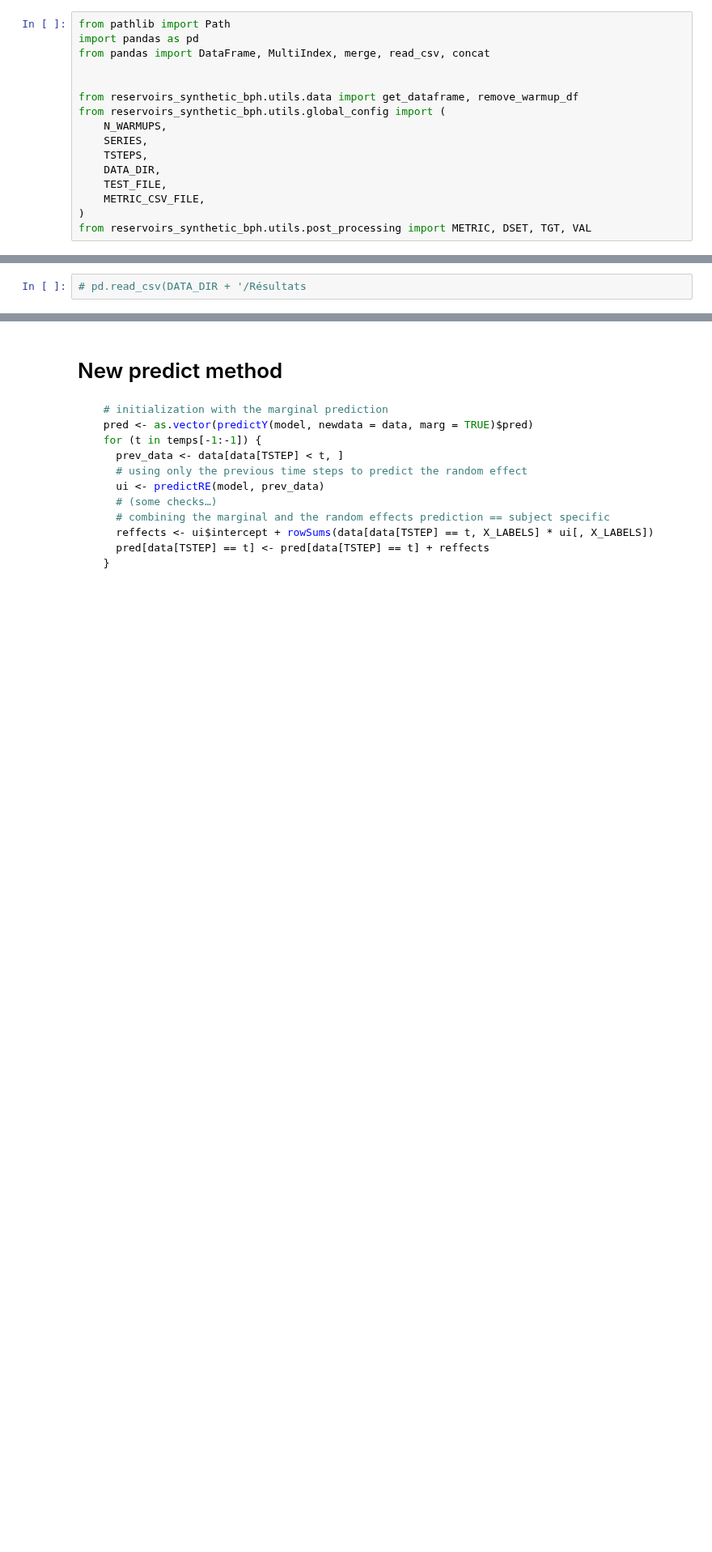
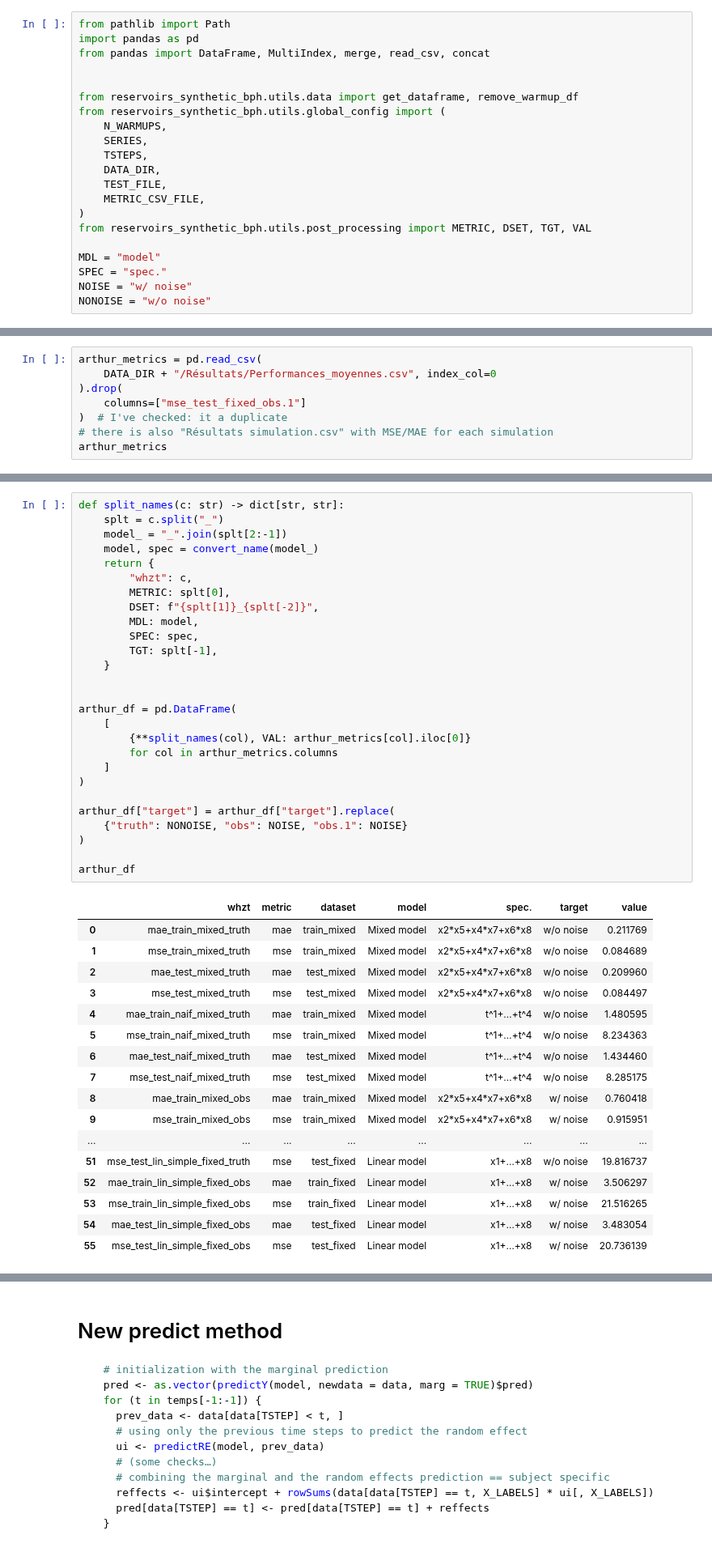
Before and after one commit to FrankwaP/subSISTM, a Jupyter notebook: models/prediction_errors.ipynb, the cells around one changed output, grey strips where cells are left out. Shown at 81% size. Saved outputs shown, nothing was run; the diff lists cells and outputs as text; blank space fills up the shorter version.

Commit message:
better import of the results of Arthur

```diff
--- a/models/prediction_errors.ipynb
+++ b/models/prediction_errors.ipynb
@@ -14,3 +14,8 @@ from reservoirs_synthetic_bph.utils.global_config import (
     METRIC_CSV_FILE,
 )
 from reservoirs_synthetic_bph.utils.post_processing import METRIC, DSET, TGT, VAL
+
+MDL = "model"
+SPEC = "spec."
+NOISE = "w/ noise"
+NONOISE = "w/o noise"
@@ -42,2 +82,8 @@ names_conversions = [
 # %%
-# pd.read_csv(DATA_DIR + '/Résultats
+arthur_metrics = pd.read_csv(
+    DATA_DIR + "/Résultats/Performances_moyennes.csv", index_col=0
+).drop(
+    columns=["mse_test_fixed_obs.1"]
+)  # I've checked: it a duplicate
+# there is also "Résultats simulation.csv" with MSE/MAE for each simulation
+arthur_metrics
@@ -108,0 +94,45 @@ pd_results
+# %%
+def split_names(c: str) -> dict[str, str]:
+    splt = c.split("_")
+    model_ = "_".join(splt[2:-1])
+    model, spec = convert_name(model_)
+    return {
+        "whzt": c,
+        METRIC: splt[0],
+        DSET: f"{splt[1]}_{splt[-2]}",
+        MDL: model,
+        SPEC: spec,
+        TGT: splt[-1],
+    }
+
+
+arthur_df = pd.DataFrame(
+    [
+        {**split_names(col), VAL: arthur_metrics[col].iloc[0]}
+        for col in arthur_metrics.columns
+    ]
+)
+
+arthur_df["target"] = arthur_df["target"].replace(
+    {"truth": NONOISE, "obs": NOISE, "obs.1": NOISE}
+)
+
+arthur_df
+# %% [output]
+|  | whzt | metric | dataset | model | spec. | target | value |
+| 0 | mae_train_mixed_truth | mae | train_mixed | Mixed model | x2*x5+x4*x7+x6*x8 | w/o noise | 0.211769 |
+| 1 | mse_train_mixed_truth | mse | train_mixed | Mixed model | x2*x5+x4*x7+x6*x8 | w/o noise | 0.084689 |
+| 2 | mae_test_mixed_truth | mae | test_mixed | Mixed model | x2*x5+x4*x7+x6*x8 | w/o noise | 0.209960 |
+| 3 | mse_test_mixed_truth | mse | test_mixed | Mixed model | x2*x5+x4*x7+x6*x8 | w/o noise | 0.084497 |
+| 4 | mae_train_naif_mixed_truth | mae | train_mixed | Mixed model | t^1+…+t^4 | w/o noise | 1.480595 |
+| 5 | mse_train_naif_mixed_truth | mse | train_mixed | Mixed model | t^1+…+t^4 | w/o noise | 8.234363 |
+| 6 | mae_test_naif_mixed_truth | mae | test_mixed | Mixed model | t^1+…+t^4 | w/o noise | 1.434460 |
+| 7 | mse_test_naif_mixed_truth | mse | test_mixed | Mixed model | t^1+…+t^4 | w/o noise | 8.285175 |
+| 8 | mae_train_mixed_obs | mae | train_mixed | Mixed model | x2*x5+x4*x7+x6*x8 | w/ noise | 0.760418 |
+| 9 | mse_train_mixed_obs | mse | train_mixed | Mixed model | x2*x5+x4*x7+x6*x8 | w/ noise | 0.915951 |
+| ... | ... | ... | ... | ... | ... | ... | ... |
+| 51 | mse_test_lin_simple_fixed_truth | mse | test_fixed | Linear model | x1+…+x8 | w/o noise | 19.816737 |
+| 52 | mae_train_lin_simple_fixed_obs | mae | train_fixed | Linear model | x1+…+x8 | w/ noise | 3.506297 |
+| 53 | mse_train_lin_simple_fixed_obs | mse | train_fixed | Linear model | x1+…+x8 | w/ noise | 21.516265 |
+| 54 | mae_test_lin_simple_fixed_obs | mae | test_fixed | Linear model | x1+…+x8 | w/ noise | 3.483054 |
+| 55 | mse_test_lin_simple_fixed_obs | mse | test_fixed | Linear model | x1+…+x8 | w/ noise | 20.736139 |
```
Also changed, not shown: parts of 7 cells of this notebook.
